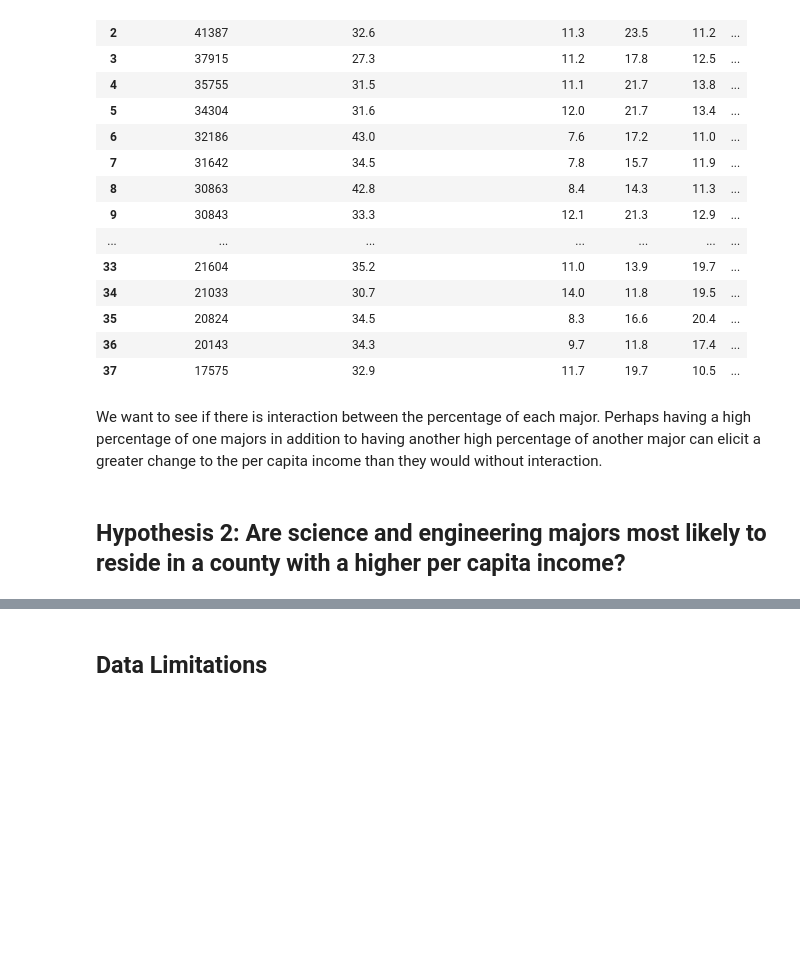
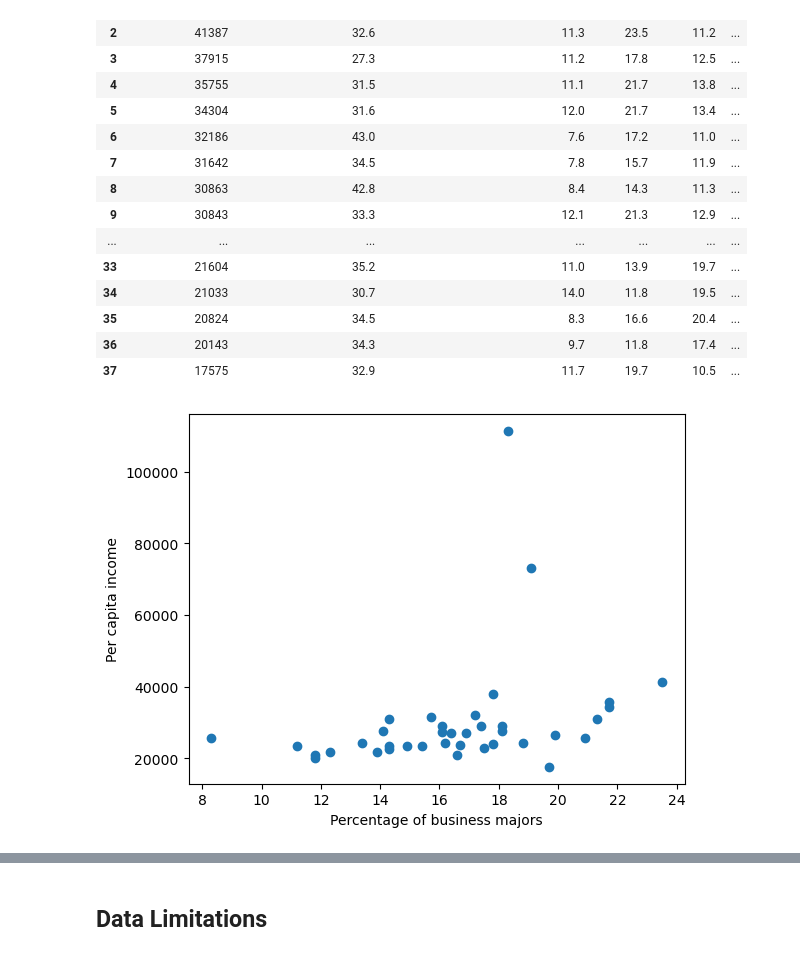
Before and after one commit to sonia-mar/info2950-final-project, a Jupyter notebook: finalproject.ipynb, the cells around one changed output, grey strips where cells are left out. Saved outputs shown, nothing was run; the diff lists cells and outputs as text; code cells hidden in the pictures; blank space fills up the shorter version.

```diff
--- a/finalproject.ipynb
+++ b/finalproject.ipynb
@@ -1152,7 +1155,12 @@ display(hyp1_df)
 | 35 | 20824 | 34.5 | 8.3 | 16.6 | 20.4 | ... |
 | 36 | 20143 | 34.3 | 9.7 | 11.8 | 17.4 | ... |
 | 37 | 17575 | 32.9 | 11.7 | 19.7 | 10.5 | ... |
-# %% [markdown]
-We want to see if there is interaction between the percentage of each major. Perhaps having a high percentage of one majors in addition to having another high percentage of another major can elicit a greater change to the per capita income than they would without interaction.
-# %% [markdown]
-## Hypothesis 2: Are science and engineering majors most likely to reside in a county with a higher per capita income?
+# %%
+X = hyp1_df[['Business']]
+y = hyp1_df[['Per capita income']]
+plt.scatter(X, y, marker='o')
+plt.xlabel('Percentage of business majors')
+plt.ylabel('Per capita income')
+plt.show()
+# %% [output]
+[figure, added]
```
Also changed, not shown: parts of 15 cells of this notebook, 1 other file.
